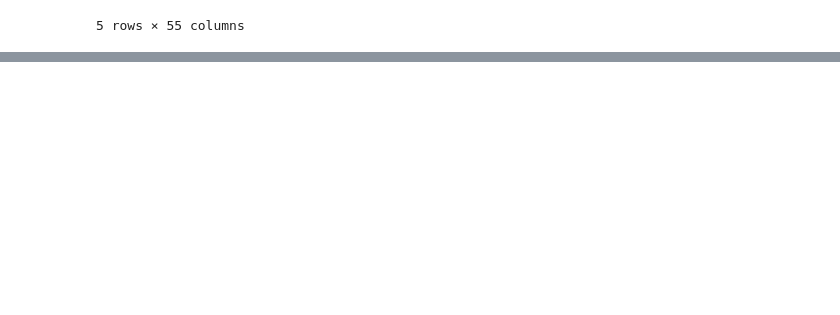
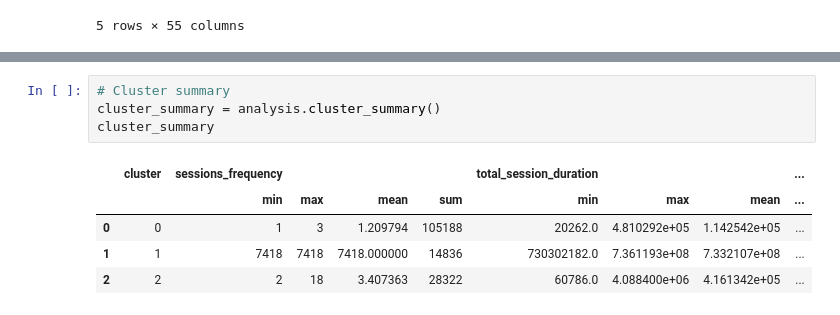
Before and after one commit to epythonlab/10academy-aim-week2-challenge, a Jupyter notebook: notebooks/user_engagement_notebook.ipynb, the cells around one changed output, grey strips where cells are left out. Cells and saved outputs as stored; diff of their text form; blank space fills up the shorter version.

```diff
--- a/notebooks/user_engagement_notebook.ipynb
+++ b/notebooks/user_engagement_notebook.ipynb
@@ -91,0 +95,10 @@ analysis.elbow_method()
+# %%
+# Cluster summary
+cluster_summary = analysis.cluster_summary()
+cluster_summary
+# %% [output]
+|  | cluster | sessions_frequency |  |  |  | total_session_duration |  |  | ... |
+|  |  | min | max | mean | sum | min | max | mean | ... |
+| 0 | 0 | 1 | 3 | 1.209794 | 105188 | 20262.0 | 4.810292e+05 | 1.142542e+05 | ... |
+| 1 | 1 | 7418 | 7418 | 7418.000000 | 14836 | 730302182.0 | 7.361193e+08 | 7.332107e+08 | ... |
+| 2 | 2 | 2 | 18 | 3.407363 | 28322 | 60786.0 | 4.088400e+06 | 4.161342e+05 | ... |
```
Also changed, not shown: parts of 6 cells of this notebook.
